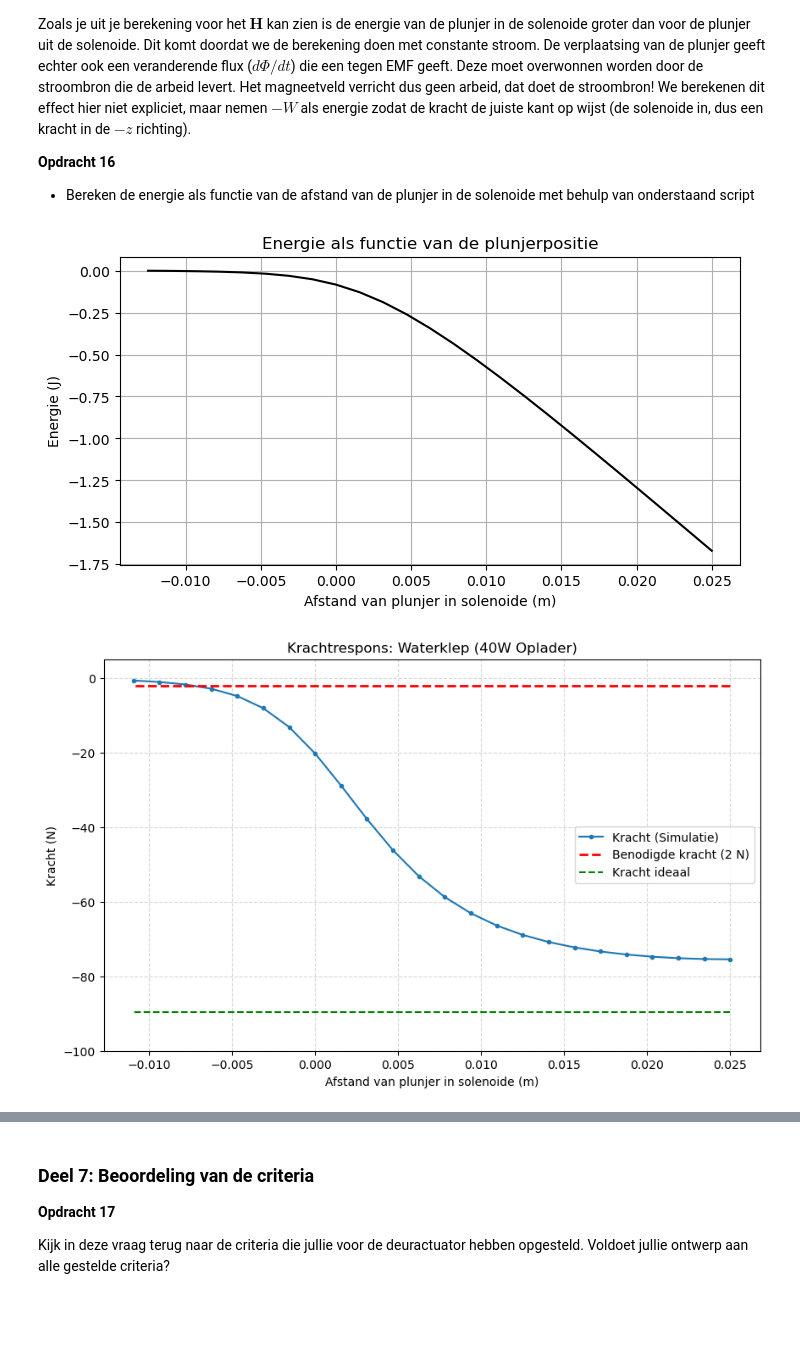
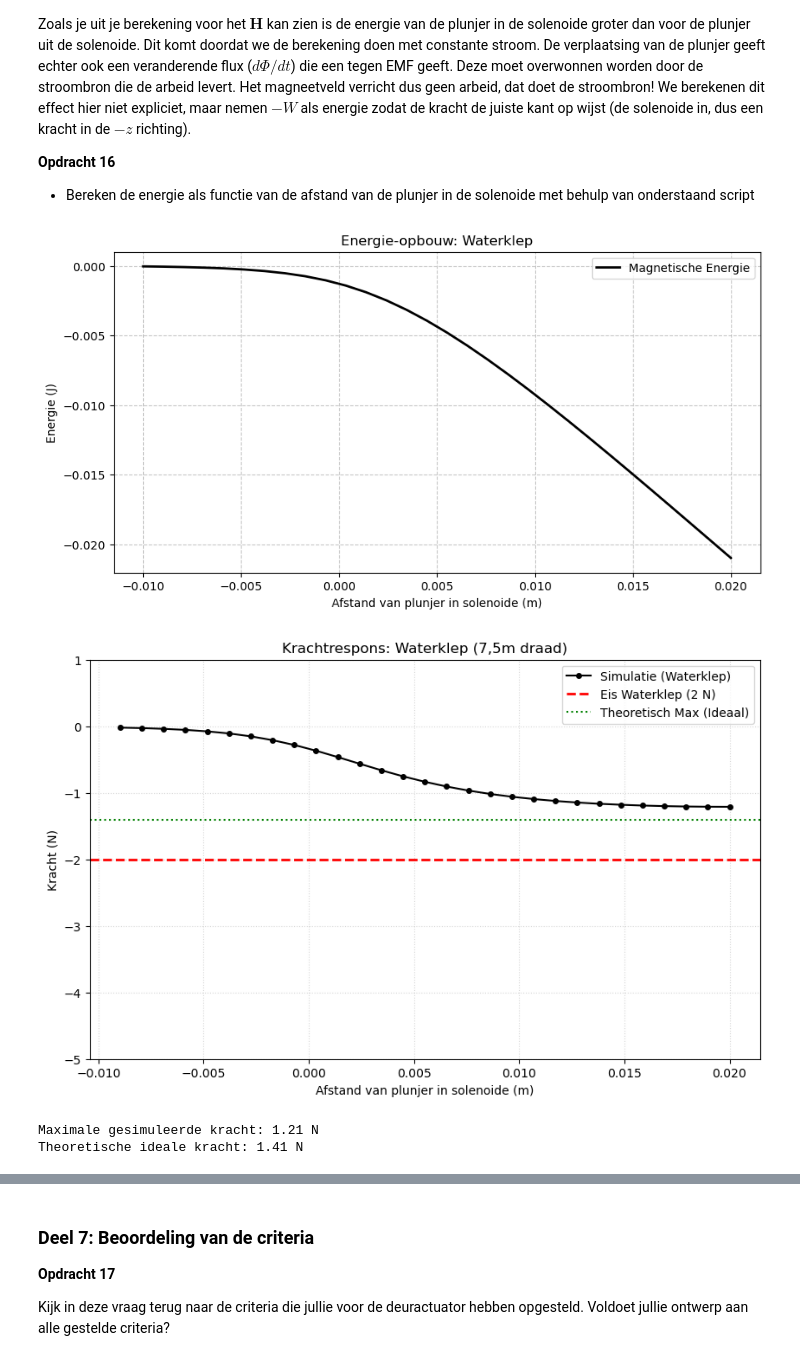
Before and after one commit to fd6150/opdrachten-DEF-D, a Jupyter notebook: DigitaleOntwerpopdrachten/KrachtactuatorOpdracht.ipynb, the cells around one changed output, grey strips where cells are left out. Drawn from its saved outputs; the diff is of its cells as text; code cells hidden in the pictures; blank space fills up the shorter version.

```diff
--- a/DigitaleOntwerpopdrachten/KrachtactuatorOpdracht.ipynb
+++ b/DigitaleOntwerpopdrachten/KrachtactuatorOpdracht.ipynb
@@ -639,63 +664,76 @@ Zoals je uit je berekening voor het $\mathbf{H}$ kan zien is de energie van de p
 # %%
 # 1. Constanten en parameters
 mu_0 = 4 * np.pi * 1e-7
 mu_r = 200
+# dz is de stapgrootte tussen je meetpunten op de z-as
 dz = z_ax[1] - z_ax[0]
 
 # 2. Energie berekenen (Wz)
-# We gebruiken np.flipud omdat de plunjer van 'buiten' de spoel naar 'binnen' schuift
+# De formule berekent de magnetische energie die wordt opgeslagen
+# naarmate de ijzeren plunjer de spoel in beweegt.
 Wz = -0.5 * np.pi * r_sol**2 * np.cumsum(np.flipud(H_ax) * mu_r * mu_0 * np.flipud(H_ax)) * dz
 
-# Plot de energie tegen de afstand van de plunjer in de solenoïde
-plt.figure(figsize=(8, 4))
-plt.plot(L_sol/2 - z_ax, np.flipud(Wz), '-k')
-plt.title('Energie als functie van de plunjerpositie')
+# 3. Plot de energie tegen de afstand van de plunjer in de solenoïde
+plt.figure(figsize=(10, 5))
+
+# We plotten tegen de positie (L_sol/2 - z_ax) zodat 0 het midden is
+x_positie = L_sol/2 - z_ax
+plt.plot(x_positie, np.flipud(Wz), '-k', linewidth=2, label='Magnetische Energie')
+
+plt.title('Energie-opbouw: Waterklep')
 plt.xlabel('Afstand van plunjer in solenoide (m)')
 plt.ylabel('Energie (J)')
-plt.grid()
+plt.grid(True, linestyle='--', alpha=0.7)
+plt.legend()
 plt.show()
 # %% [output]
-[figure, old version]
+[figure, new version]
 # %%
-# 1. Zorg dat de parameters goed staan (Partner keuzes)
+# 1.  de parameters
 I_oplader = 2.0
 mu_0 = 4 * np.pi * 1e-7
 mu_r = 200
-# aantal_omwentelingen moet hier gebaseerd zijn op de 74.80m draad (~1488)
+# We gebruiken de N en L van de waterklep
+l_draad_waterklep = 7.5
+N_waterklep = l_draad_waterklep / (2 * np.pi * r_sol) # ca. 149
 
-# 2. Analytische kracht (Theoretisch ideaal)
-force_analytical = -mu_0 * mu_r * np.array([np.pi * r_sol**2]) * aantal_omwentelingen**2 * I_oplader**2 / (2 * L_sol**2)
+# 2. Analytische kracht (Theoretisch ideaal voor eindige spoel)
+# Let op: we gebruiken de n_dichtheid (N/L)
+force_analytical = -mu_0 * mu_r * (np.pi * r_sol**2) * (N_waterklep / L_sol)**2 * I_oplader**2 / 2
 
-# 3. Numerieke kracht (Simulatie)
-# We halen de 'append=[0]' weg of snijden het laatste punt eraf om de piek te voorkomen
+# 3. Numerieke kracht (Simulatie op basis van de energie-afgeleide)
+# np.diff berekent het verschil tussen de energiepunten; gedeeld door dz geeft dit de kracht
 force_numerical = np.diff(Wz, n=1) / dz
 
 # 4. Plotten
 plt.figure(figsize=(10, 6))
 
-# We snijden het laatste punt van z_ax af omdat np.diff de array 1 korter maakt
+# We snijden het laatste punt van de x-as af omdat np.diff de array 1 korter maakt
 x_as = (L_sol/2 - z_ax)[:-1]
+# We flippen de numerical force zodat de beweging 'de spoel in' logisch wordt weergegeven
 y_sim = np.flipud(force_numerical)
 
-plt.plot(x_as, y_sim, '-o', markersize=3, label='Kracht (Simulatie)')
+plt.plot(x_as, y_sim, '-o', markersize=4, color='black', label='Simulatie (Waterklep)')
 
-# Eis van 2 N voor de waterklep
-plt.plot(x_as, (-2.0) * np.ones(len(x_as)), '--r', linewidth=2, label='Benodigde kracht (2 N)')
+# Eis van 2 N voor de waterklep (Rode stippellijn)
+plt.axhline(y=-2.0, color='red', linestyle='--', linewidth=2, label='Eis Waterklep (2 N)')
 
-# Ideale kracht (groene lijn)
-plt.plot(x_as, force_analytical * np.ones(len(x_as)), '--g', label='Kracht ideaal')
+# Ideale kracht (Groene lijn)
+plt.axhline(y=force_analytical, color='green', linestyle=':', label='Theoretisch Max (Ideaal)')
 
 # Instellingen voor een duidelijke grafiek
 plt.xlabel('Afstand van plunjer in solenoide (m)')
 plt.ylabel('Kracht (N)')
-plt.title('Krachtrespons: Waterklep (40W Oplader)')
-plt.grid(True, which='both', linestyle='--', alpha=0.5)
+plt.title('Krachtrespons: Waterklep (7,5m draad)')
+plt.grid(True, which='both', linestyle=':', alpha=0.5)
 plt.legend()
+plt.ylim([-5, 1])
+plt.show()
 
-# BELANGRIJK: Schaal aanpassen naar de werkelijke kracht
-plt.ylim([-100, 5]) # Nu zie je de hele curve tot -75 N
-
-plt.show()
+print(f"Maximale gesimuleerde kracht: {abs(min(y_sim)):.2f} N")
+print(f"Theoretische ideale kracht: {abs(force_analytical):.2f} N")
 # %% [output]
-[figure, old version]
+[figure, new version]
+Maximale gesimuleerde kracht: 1.21 N
+Theoretische ideale kracht: 1.41 N
 # %%
```
Also changed, not shown: parts of 7 cells of this notebook.
